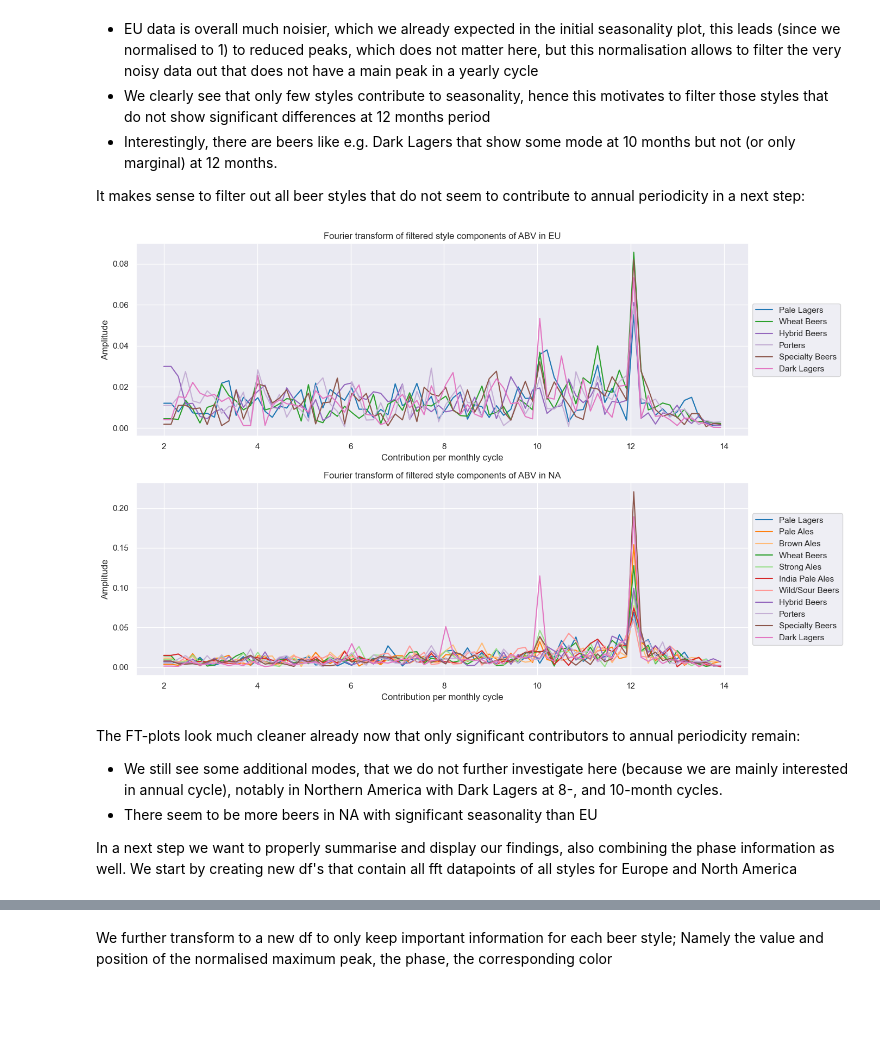
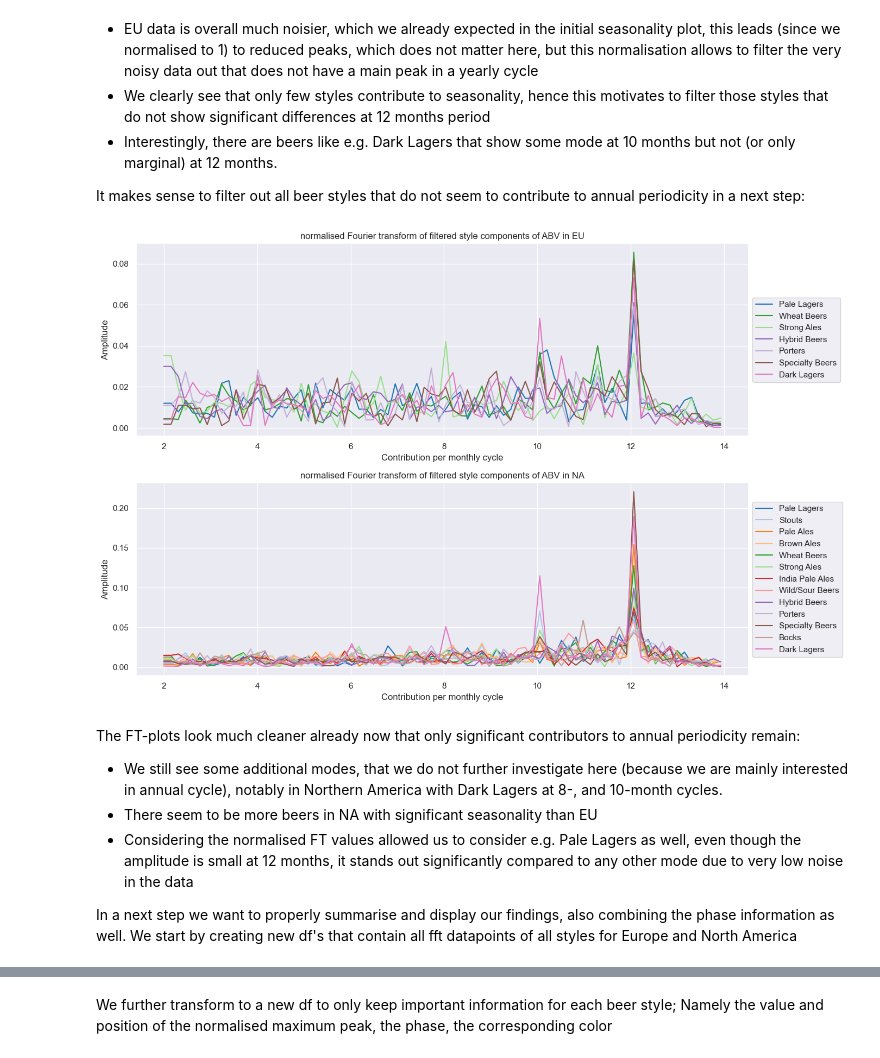
Before and after one commit to epfl-ada/ada-2023-project-welovepandas, a Jupyter notebook: p3_notebook.ipynb, the cells around one changed output, grey strips where cells are left out. Drawn from its saved outputs; the diff is of its cells as text; code cells hidden in the pictures; blank space fills up the shorter version.

```diff
--- a/p3_notebook.ipynb
+++ b/p3_notebook.ipynb
@@ -827,9 +845,9 @@ def fourier_transform(list_df, names_list):
         xf =  (xf[index] + 1) * 2
         yf =  yf[index]
         # normalise w.r.t. the peak to weaken those with lot of noise throughout the year
-        # -> highlight those that mainly peak once per year
-        yf = yf / sum(yf)
-        fft_df = pd.DataFrame({'fft': yf, 'time': xf}) # add FT and time as df to dict
+        # -> highlight those that mainly peak once per year for filtering later
+        yf_norm = yf / np.sum(yf)
+        fft_df = pd.DataFrame({'fft': yf, 'time': xf, 'fft_norm': yf_norm}) # add FT and time as df to dict
         fft_dict[f"df_{names_list[val]}"] = fft_df
 
         sns.lineplot(data=fft_df, x='time', y='fft', label=names_list[val], color=palette[val], ax=ax)
@@ -926,38 +944,41 @@ def filter_dict(fft_dict, threshold):
     index = [] # index for colors and phases
     keys_list = list(fft_dict.keys())
     for key, df in fft_dict.items():
-        if df[(df['time'] > 11.7) & (df['time'] < 12.3)]['fft'].max() > threshold: # manual testing showed [11.7, 12.3] to be decent
+        if df[(df['time'] > 11.7) & (df['time'] < 12.3)]['fft_norm'].max() > threshold: # manual testing showed [11.7, 12.3] to be decent
             filtered_dict[key] = df
             index.append(keys_list.index(key))
 
     return filtered_dict, index
 
-# NOTE: The threshold values were chosen by looking at the plots and finding the lowest max such that the peaks of all styles considered are around the 12 month cycle
-fft_dict_EU_filtered, colors_EU = filter_dict(fft_dict_EU, 0.04) # threshold values were manually chosen based on the previous plots
-fft_dict_NA_filtered, colors_NA = filter_dict(fft_dict_NA, 0.052)
+# NOTE: The threshold values were chosen by looking at the plots and finding the lowest max such that the peaks
+# of all styles considered are around the 12 month cycle. The thresholds are based on the normalised FT, since we want to
+# consider relative peaks at 12 month compared to other modes / noise
+fft_dict_EU_filtered, colors_EU = filter_dict(fft_dict_EU, 0.035)
+fft_dict_NA_filtered, colors_NA = filter_dict(fft_dict_NA, 0.045)
 # %%
 # plot the filtered dicts
 fig, axes = plt.subplots(2,1, figsize=(14,9))
 for val, (key, df) in enumerate(fft_dict_EU_filtered.items()):
-    sns.lineplot(data=df, x='time', y='fft', label=key[3:], ax=axes[0], color=palette[colors_EU[val]])
+    sns.lineplot(data=df, x='time', y='fft_norm', label=key[3:], ax=axes[0], color=palette[colors_EU[val]])
 axes[0].set(xlabel='Contribution per monthly cycle',
             ylabel='Amplitude',
-            title='Fourier transform of filtered style components of ABV in EU')
+            title='normalised Fourier transform of filtered style components of ABV in EU')
 axes[0].legend(loc='center left', bbox_to_anchor=(1, 0.5))
 for val, (key, df) in enumerate(fft_dict_NA_filtered.items()):
-    sns.lineplot(data=df, x='time', y='fft', label=key[3:], ax=axes[1], color=palette[colors_NA[val]])
+    sns.lineplot(data=df, x='time', y='fft_norm', label=key[3:], ax=axes[1], color=palette[colors_NA[val]])
 axes[1].set(xlabel='Contribution per monthly cycle',
             ylabel='Amplitude',
-            title='Fourier transform of filtered style components of ABV in NA')
+            title='normalised Fourier transform of filtered style components of ABV in NA')
 axes[1].legend(loc='center left', bbox_to_anchor=(1, 0.5))
 plt.tight_layout()
 plt.show()
 # %% [output]
-[figure, old version]
+[figure, new version]
 # %% [markdown]
 The FT-plots look much cleaner already now that only significant contributors to annual periodicity remain:
 - We still see some additional modes, that we do not further investigate here (because we are mainly interested in annual cycle), notably in Northern America with Dark Lagers at 8-, and 10-month cycles.
 - There seem to be more beers in NA with significant seasonality than EU
+- Considering the normalised FT values allowed us to consider e.g. Pale Lagers as well, even though the amplitude is small at 12 months, it stands out significantly compared to any other mode due to very low noise in the data
 
 In a next step we want to properly summarise and display our findings, also combining the phase information as well. We start by creating new df's that contain all fft datapoints of all styles for Europe and North America
 # %%
```
Also changed, not shown: parts of 25 cells of this notebook.
